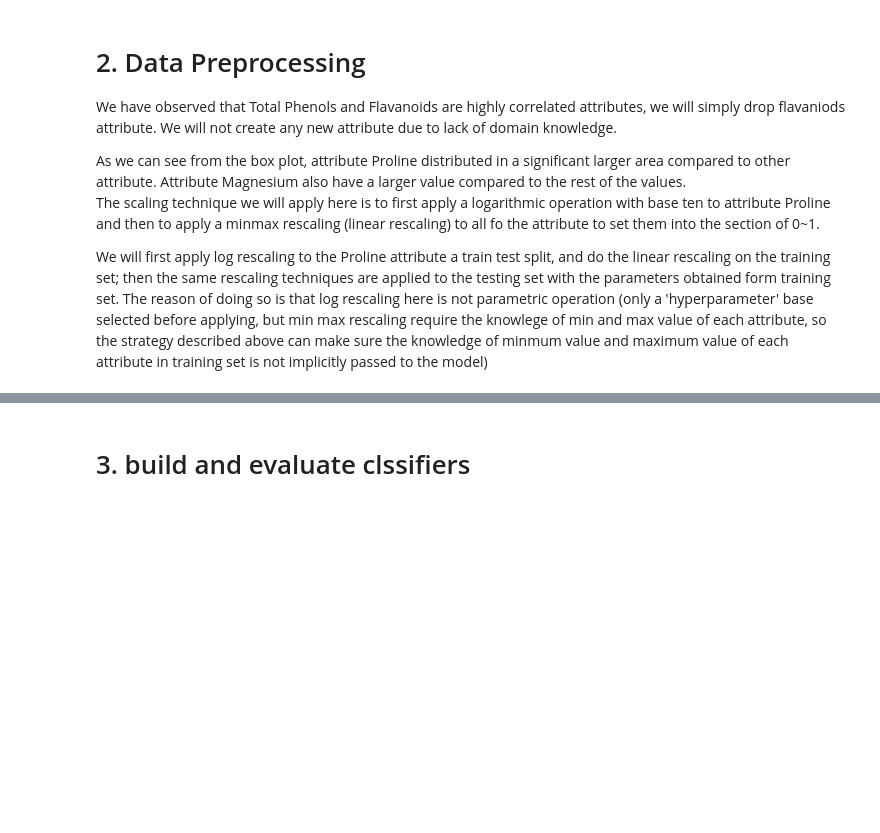
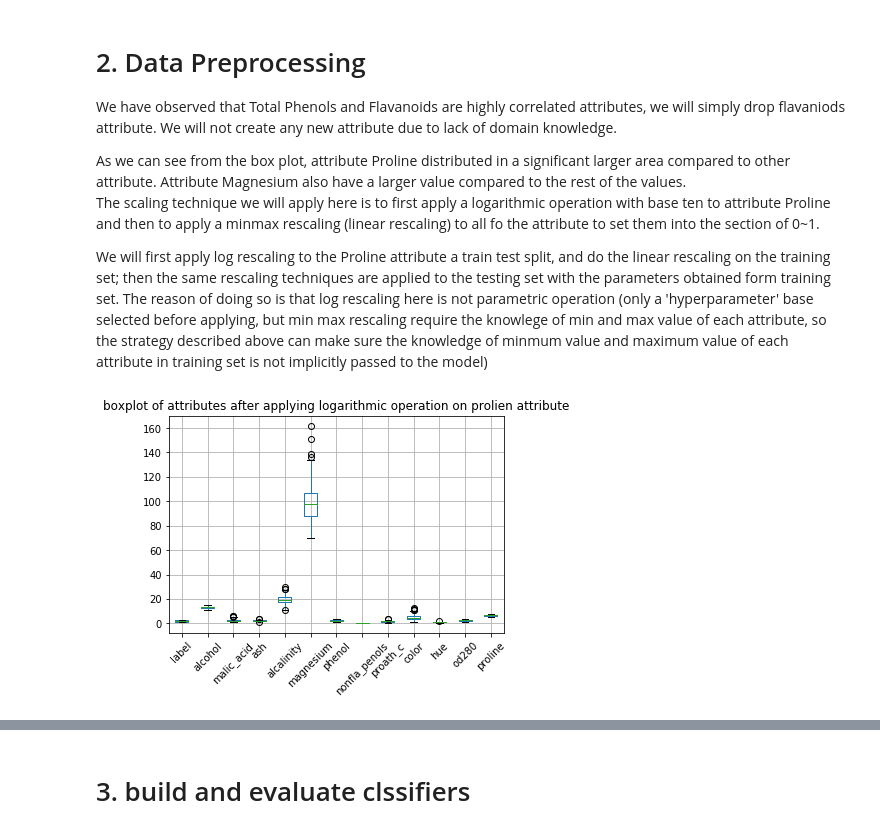
Before and after one commit to QiS9596/5243ExploratoryDataAnalysis, a Jupyter notebook: scripts/lab3_song1602.ipynb, the cells around one changed output, grey strips where cells are left out. Drawn from its saved outputs; the diff is of its cells as text; code cells hidden in the pictures; blank space fills up the shorter version.

```diff
--- a/scripts/lab3_song1602.ipynb
+++ b/scripts/lab3_song1602.ipynb
@@ -185,6 +205,12 @@ x_test_df = pd.DataFrame(X_test, columns=wine_columns_)
 
 y_train_one_hot = pd.get_dummies(y_train, prefix='label')
 y_test_one_hot = pd.get_dummies(y_test, prefix='label')
+# %%
+df_selected.boxplot(rot=45)
+plt.title('boxplot of attributes after applying logarithmic operation on prolien attribute')
+plt.show()
+# %% [output]
+[figure, added]
 # %%
 x_train_df.boxplot(rot=45)
 plt.title('boxplot of attributes in training set')
```
Also changed, not shown: parts of 21 cells of this notebook, 1 other file.
